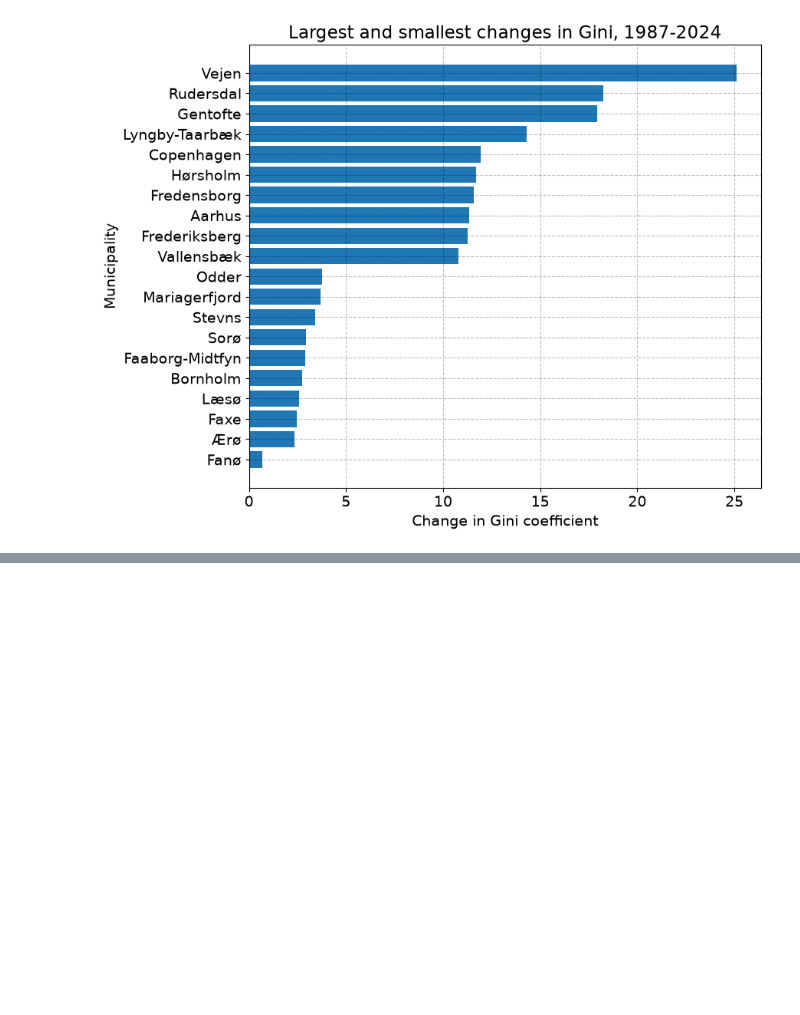
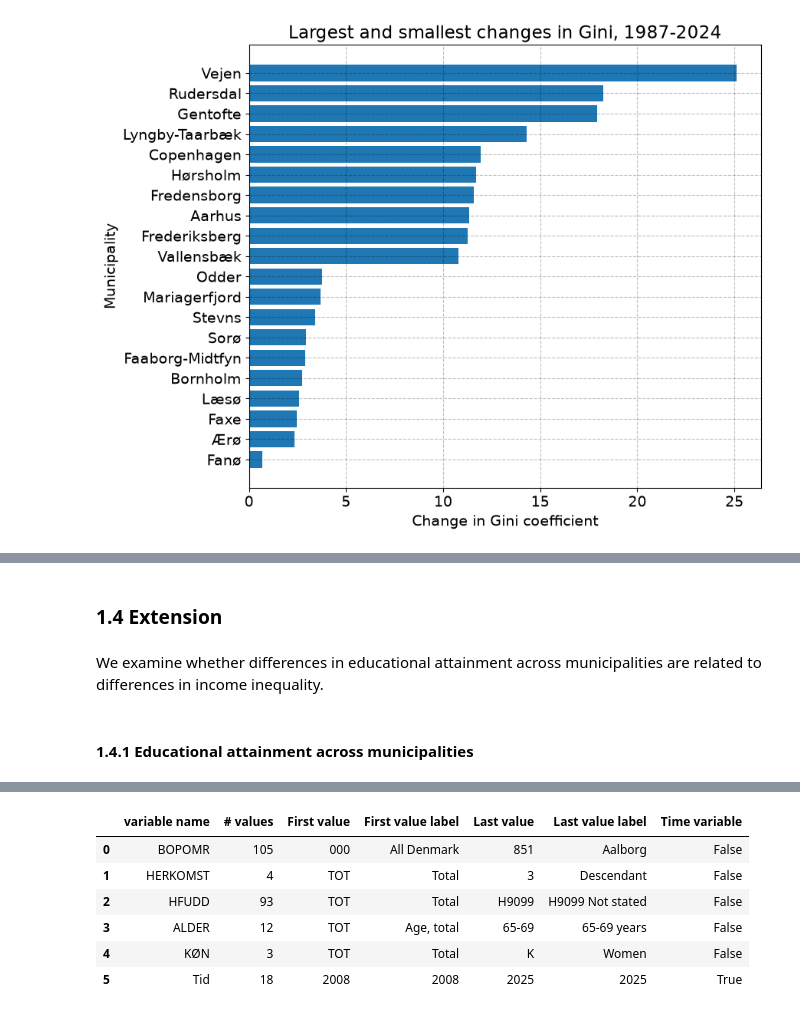
Before and after one commit to OttoBengtson/programming-for-economists, a Jupyter notebook: Data_Project_Version_1.ipynb, the cells around one changed output, grey strips where cells are left out. Cells and saved outputs as stored; diff of their text form; code cells hidden in the pictures; blank space fills up the shorter version.

```diff
--- a/Data_Project_Version_1.ipynb
+++ b/Data_Project_Version_1.ipynb
@@ -1451,0 +1475,15 @@ fig.tight_layout()
+# %% [markdown]
+### 1.4 Extension
+# %% [markdown]
+We examine whether differences in educational attainment across
+municipalities are related to differences in income inequality.
+# %% [markdown]
+#### 1.4.1 Educational attainment across municipalities
+# %%
+# a. setup education table
+
+HFUDD11 = DstApi('HFUDD11')
+
+# b. overview of table
+HFUDD11.tablesummary(language='en')
+# %% [output]
@@ -1451,0 +1492,7 @@ fig.tight_layout()
+|  | variable name | # values | First value | First value label | Last value | Last value label | Time variable |
+| 0 | BOPOMR | 105 | 000 | All Denmark | 851 | Aalborg | False |
+| 1 | HERKOMST | 4 | TOT | Total | 3 | Descendant | False |
+| 2 | HFUDD | 93 | TOT | Total | H9099 | H9099 Not stated | False |
+| 3 | ALDER | 12 | TOT | Age, total | 65-69 | 65-69 years | False |
+| 4 | KØN | 3 | TOT | Total | K | Women | False |
+| 5 | Tid | 18 | 2008 | 2008 | 2025 | 2025 | True |
```
Also changed, not shown: parts of 11 cells of this notebook.
